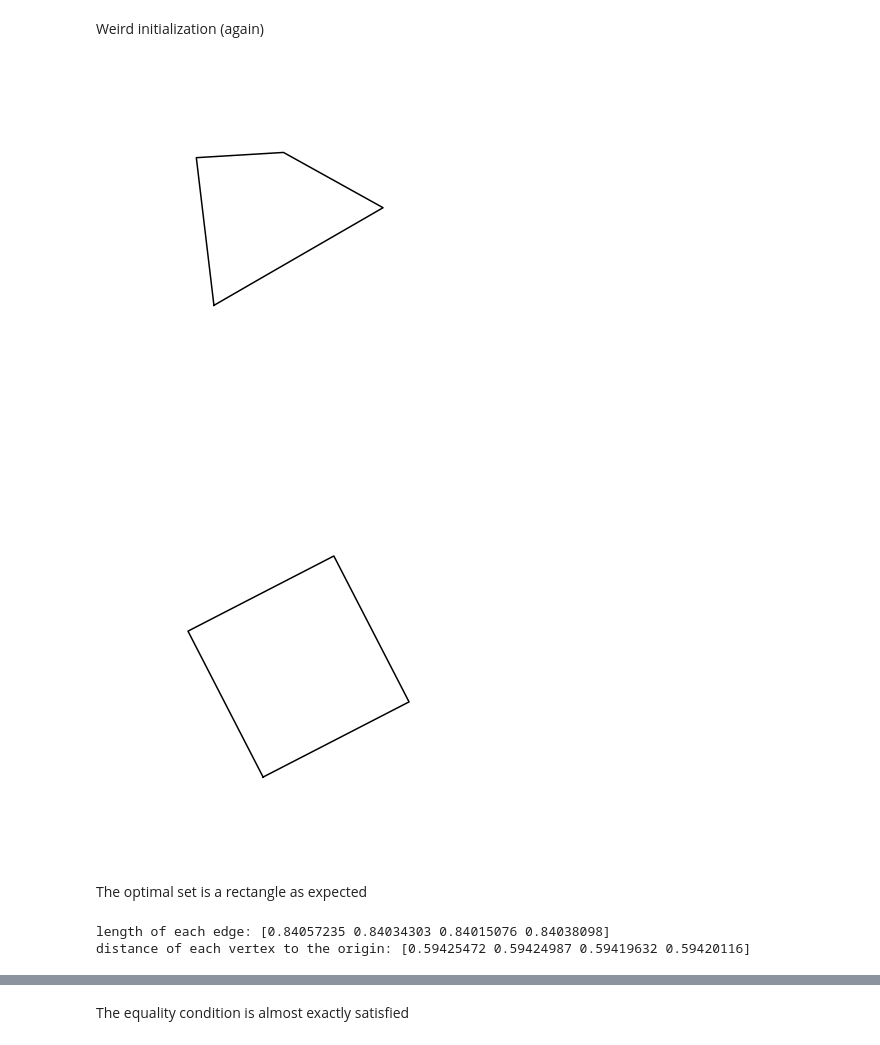
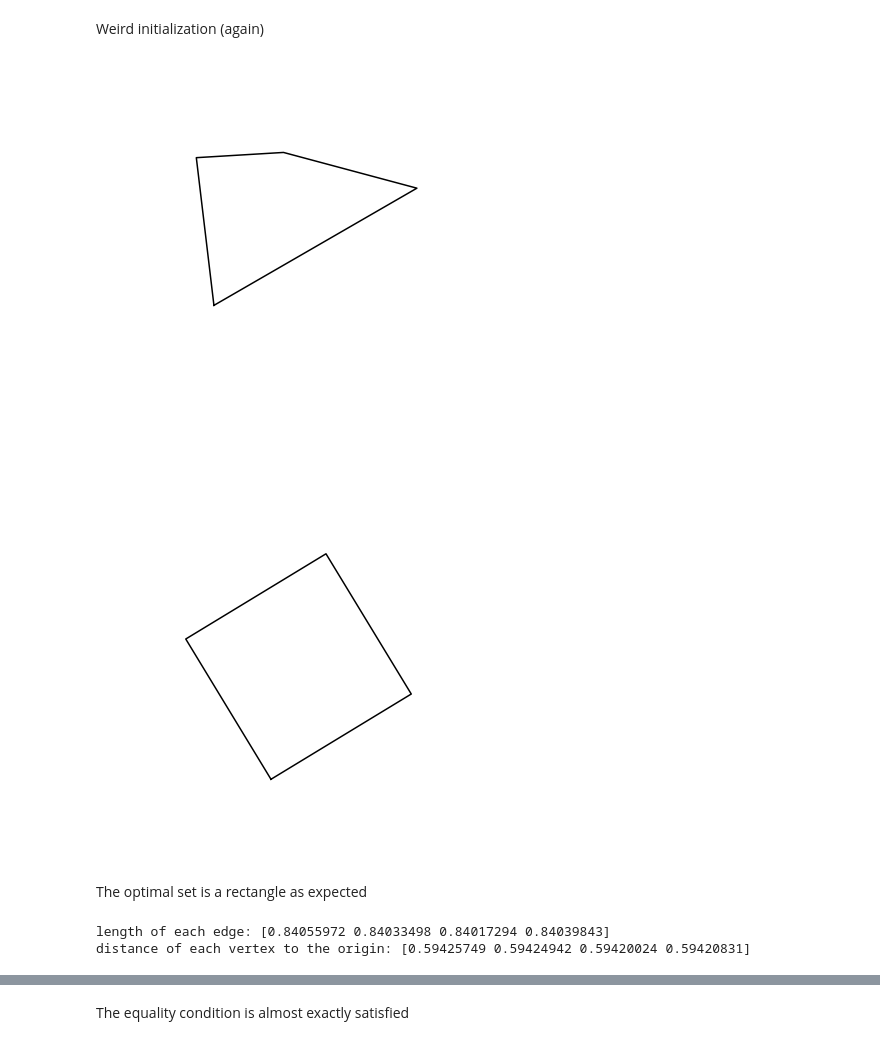
Before and after one commit to rpetit/PyCheeger, a Jupyter notebook: experiments/test_polygon_regularity.ipynb, the cells around one changed output, grey strips where cells are left out. Cells and saved outputs as stored; diff of their text form; code cells hidden in the pictures.

```diff
--- a/experiments/test_polygon_regularity.ipynb
+++ b/experiments/test_polygon_regularity.ipynb
@@ -141,12 +141,12 @@ Weird initialization (again)
 # %%
 theta = pi / 6
 rot = np.array([[cos(theta), -sin(theta)], [sin(theta), cos(theta)]])
-boundary_vertices = (rot @ np.array([[-0.5, 0], [0.5, 0], [0.2, 0.5], [-0.2, 0.7]]).T).T
+boundary_vertices = (rot @ np.array([[-0.5, 0], [0.7, 0], [0.2, 0.5], [-0.2, 0.7]]).T).T
 simple_set = SimpleSet(boundary_vertices)
 
 plot_simple_set(simple_set)
 # %% [output]
-[figure, old version]
+[figure, new version]
 # %%
 num_boundary_vertices = 4
 max_tri_area = None
@@ -161,7 +161,7 @@ obj_tab, grad_norm_tab = simple_set.perform_gradient_descent(eta, step_size, max
 # %%
 plot_simple_set(simple_set)
 # %% [output]
-[figure, old version]
+[figure, new version]
 # %% [markdown]
 The optimal set is a rectangle as expected
 # %%
@@ -169,8 +169,8 @@ vertices = simple_set.boundary_vertices
 print("length of each edge: {}".format(np.linalg.norm(np.roll(vertices, -1, axis=0) - vertices, axis=1)))
 print("distance of each vertex to the origin: {}".format(np.linalg.norm(vertices, axis=1)))
 # %% [output]
-length of each edge: [0.84057235 0.84034303 0.84015076 0.84038098]
-distance of each vertex to the origin: [0.59425472 0.59424987 0.59419632 0.59420116]
+length of each edge: [0.84055972 0.84033498 0.84017294 0.84039843]
+distance of each vertex to the origin: [0.59425749 0.59424942 0.59420024 0.59420831]
 # %%
 plt.plot(obj_tab)
 plt.xlabel('number of iterations')
```
Also changed, not shown: parts of 7 cells of this notebook, 12 other files.
